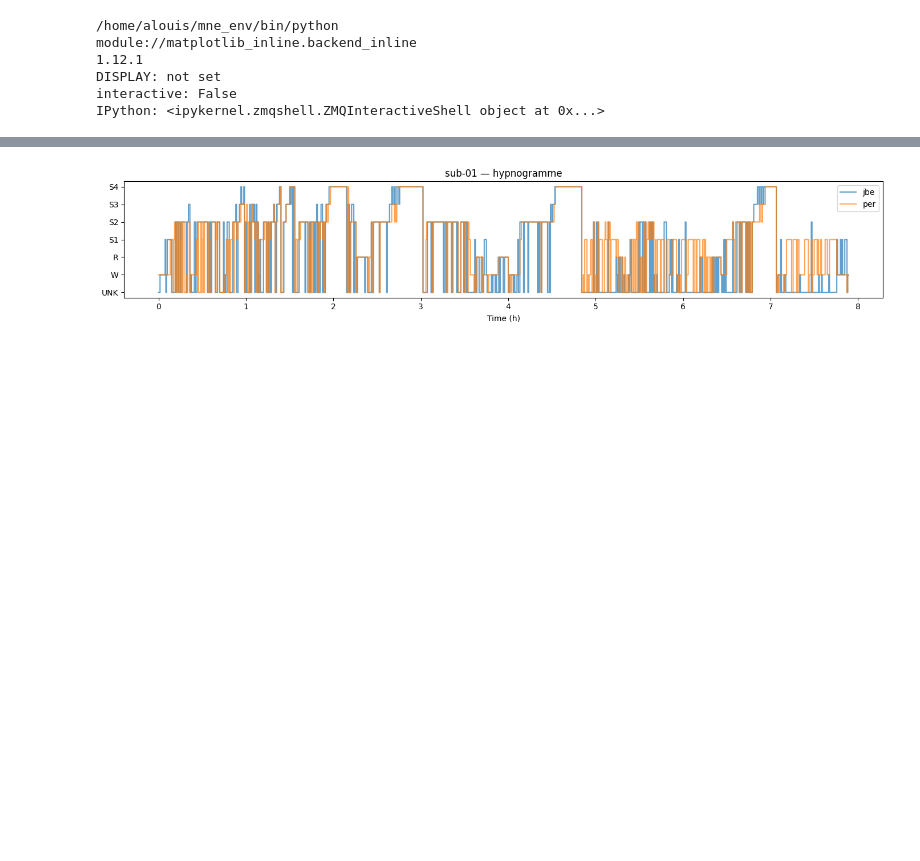
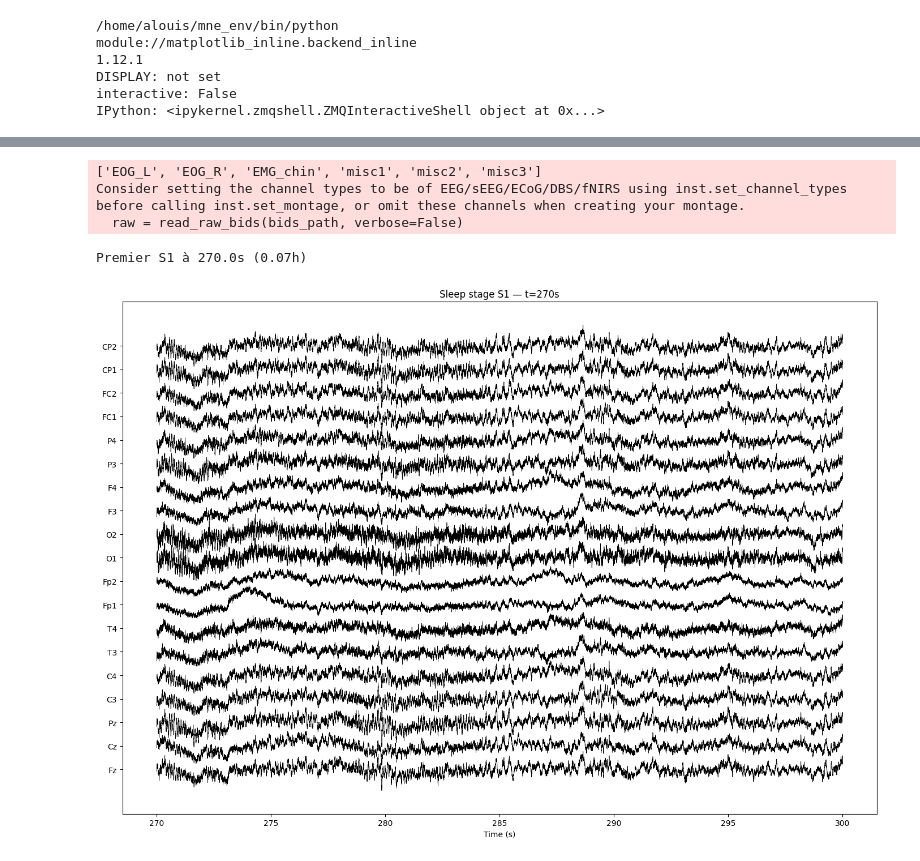
Before and after one commit to AlexvndreLs/dream-recall-alex, a Jupyter notebook: visu.ipynb, the cells around one changed output, grey strips where cells are left out. Cells and saved outputs as stored; diff of their text form; code cells hidden in the pictures; blank space fills up the shorter version.

```diff
--- a/visu.ipynb
+++ b/visu.ipynb
@@ -56,23 +21,48 @@ Consider setting the channel types to be of EEG/sEEG/ECoG/DBS/fNIRS using inst.s
-# %%
-# Hypnogramme jbe vs per
-stage_map = {'W': 0, 'R': 1, 'S1': 2, 'S2': 3, 'S3': 4, 'S4': 5, 'UNKNOWN_m1': -1, 'UNKNOWN_m2': -1}
-
-fig, ax = plt.subplots(figsize=(14, 3))
-for scorer in ['jbe', 'per']:
-    times, stages = [], []
-    for ann in raw.annotations:
-        if ann['description'].startswith(scorer + '/'):
-            label = ann['description'].split('Sleep stage ')[-1] if 'Sleep stage' in ann['description'] else ann['description'].split('/')[-1]
-            times.append(ann['onset'])
-            stages.append(stage_map.get(label, -1))
-    ax.step(np.array(times) / 3600, stages, label=scorer, where='post', alpha=0.7)
-
-ax.set_yticks([-1, 0, 1, 2, 3, 4, 5])
-ax.set_yticklabels(['UNK', 'W', 'R', 'S1', 'S2', 'S3', 'S4'])
-ax.set_xlabel('Time (h)')
-ax.set_title('sub-01 — hypnogramme')
-ax.legend()
-plt.tight_layout()
-plt.show()
-# %% [output]
-[figure, removed]
+# %%
+%matplotlib inline
+%config InlineBackend.figure_format = 'png'
+import matplotlib
+matplotlib.rcParams['figure.dpi'] = 100
+import matplotlib.pyplot as plt
+import numpy as np
+from mne_bids import BIDSPath, read_raw_bids
+
+bids_path = BIDSPath(subject='01', task='sleep', datatype='eeg',
+                     root='/home/alouis/scratch/dream_bids/')
+raw = read_raw_bids(bids_path, verbose=False)
+raw.pick('eeg')
+raw.load_data(verbose=False)
+
+# Trouver le début du premier S1 (jbe ou per)
+s1_onset = None
+for ann in raw.annotations:
+    if 'Sleep stage S1' in ann['description']:
+        s1_onset = ann['onset']
+        break
+
+print(f"Premier S1 à {s1_onset:.1f}s ({s1_onset/3600:.2f}h)")
+
+# Plot
+def plot_eeg_segment(raw, start_s, duration_s=30, n_ch=19, scale=50):
+    start = int(start_s * raw.info['sfreq'])
+    stop = int((start_s + duration_s) * raw.info['sfreq'])
+    data, times = raw[:n_ch, start:stop]
+    data_uv = data * 1e6
+    fig, ax = plt.subplots(figsize=(14, 10))
+    for i in range(n_ch):
+        ax.plot(times, data_uv[i] / scale + i, 'k', lw=0.5)
+    ax.set_yticks(range(n_ch))
+    ax.set_yticklabels(raw.ch_names[:n_ch])
+    ax.set_xlabel('Time (s)')
+    ax.set_title(f'Sleep stage S1 — t={start_s:.0f}s')
+    plt.tight_layout()
+    return fig
+
+fig = plot_eeg_segment(raw, start_s=s1_onset)
+plt.show()
+# %% [output]
+['EOG_L', 'EOG_R', 'EMG_chin', 'misc1', 'misc2', 'misc3']
+Consider setting the channel types to be of EEG/sEEG/ECoG/DBS/fNIRS using inst.set_channel_types before calling inst.set_montage, or omit these channels when creating your montage.
+  raw = read_raw_bids(bids_path, verbose=False)
+Premier S1 à 270.0s (0.07h)
+[figure, added]
```
Also changed, not shown: parts of 18 cells of this notebook.
